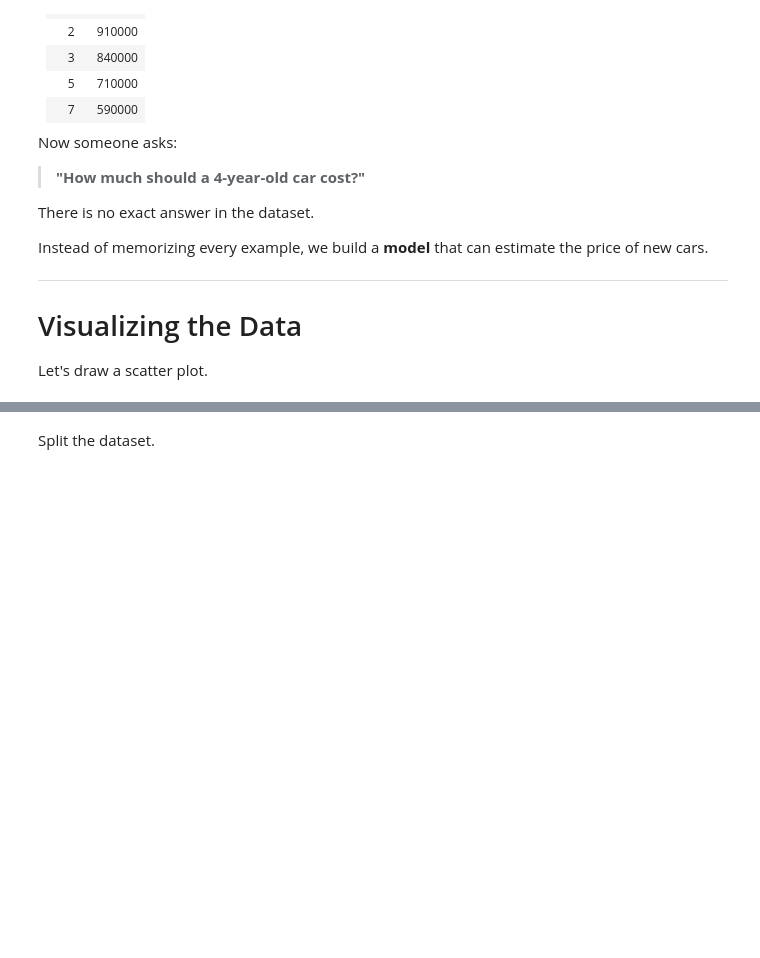
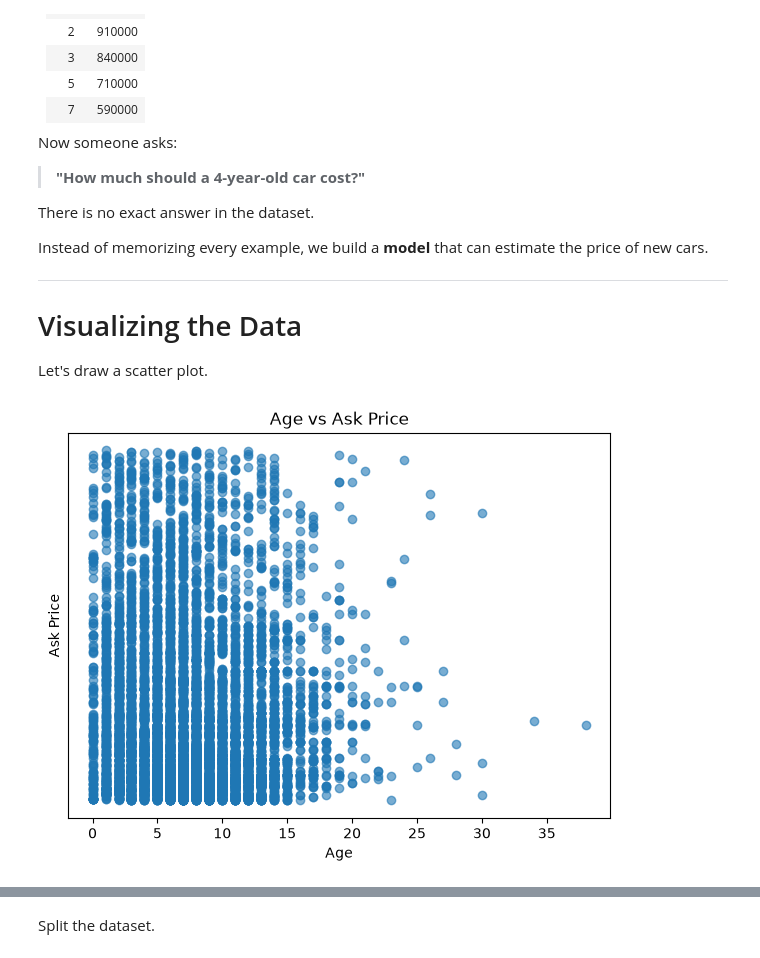
Before and after one commit to SajedehArabalii/AI-bootcamp, a Jupyter notebook: Month2/ML/ML-day3-day4.ipynb, the cells around one changed output, grey strips where cells are left out. Saved outputs shown, nothing was run; the diff lists cells and outputs as text; code cells hidden in the pictures; blank space fills up the shorter version.

```diff
--- a/Month2/ML/ML-day3-day4 (2).ipynb
+++ b/Month2/ML/ML-day3-day4.ipynb
@@ -3669,21 +3685,27 @@ Instead of memorizing every example, we build a **model** that can estimate the
 Let's draw a scatter plot.
 # %%
 import matplotlib.pyplot as plt
+
+df = pd.read_csv("used_car.csv")
 
 plt.figure(figsize=(7,5))
 
 plt.scatter(
     df["Age"],
     df["AskPrice"],
     alpha=0.6
 )
 
 plt.xlabel("Age")
 plt.ylabel("Ask Price")
+plt.yticks([])
+
 
 plt.title("Age vs Ask Price")
 
 plt.show()
+# %% [output]
+[figure, added]
 # %% [markdown]
 The points show a general downward trend:
 
```
Also changed, not shown: parts of 32 cells of this notebook, 27 other files.
